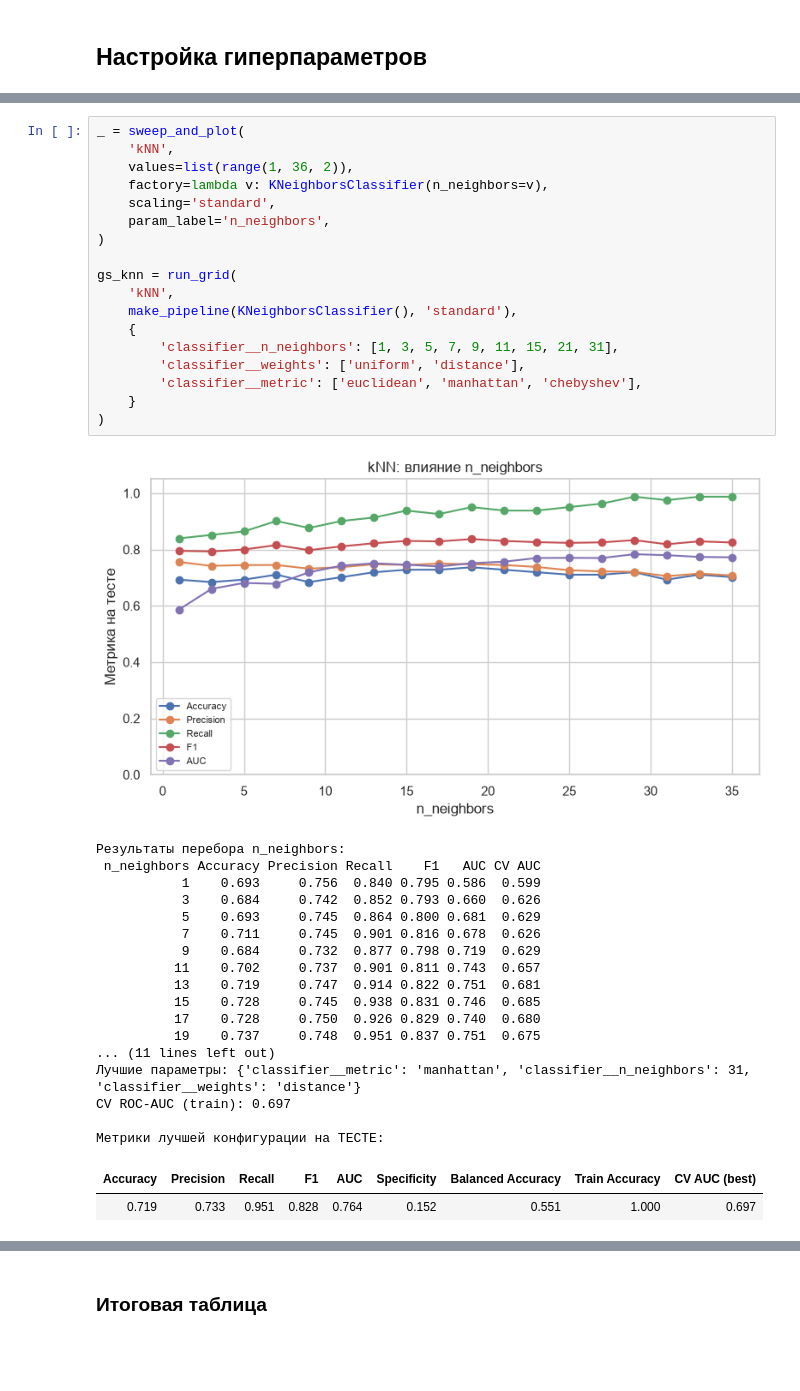
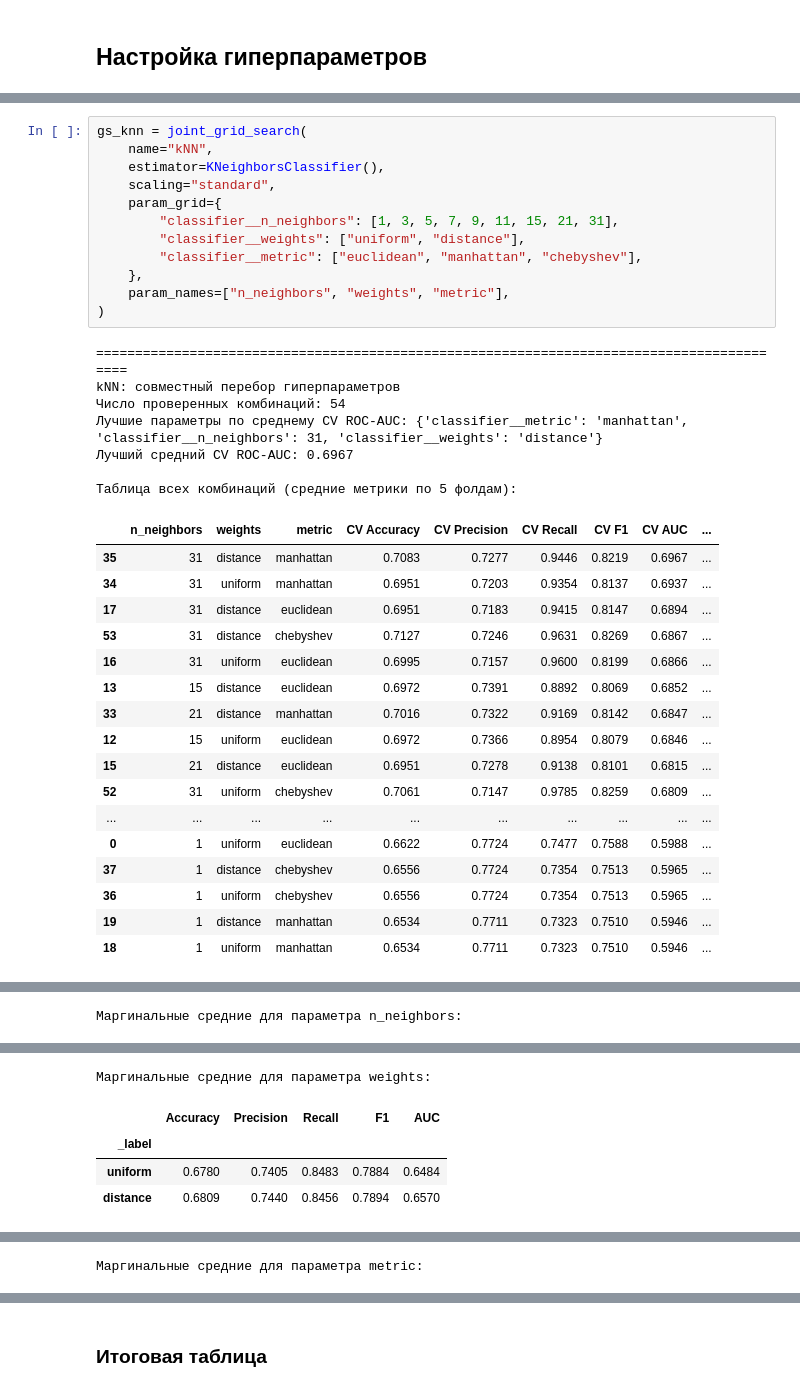
Before and after one commit to violllin/lab2_classification, a Jupyter notebook: lab2.ipynb, the cells around one changed output, grey strips where cells are left out. Saved outputs shown, nothing was run; the diff lists cells and outputs as text; blank space fills up the shorter version.

```diff
--- a/lab2.ipynb
+++ b/lab2.ipynb
@@ -957,39 +1052,37 @@ kNN без стандартизации бесполезен: щелочная
 # %%
-_ = sweep_and_plot(
-    'kNN',
-    values=list(range(1, 36, 2)),
-    factory=lambda v: KNeighborsClassifier(n_neighbors=v),
-    scaling='standard',
-    param_label='n_neighbors',
+gs_knn = joint_grid_search(
+    name="kNN",
+    estimator=KNeighborsClassifier(),
+    scaling="standard",
+    param_grid={
+        "classifier__n_neighbors": [1, 3, 5, 7, 9, 11, 15, 21, 31],
+        "classifier__weights": ["uniform", "distance"],
+        "classifier__metric": ["euclidean", "manhattan", "chebyshev"],
+    },
+    param_names=["n_neighbors", "weights", "metric"],
 )
-
-gs_knn = run_grid(
-    'kNN',
-    make_pipeline(KNeighborsClassifier(), 'standard'),
-    {
-        'classifier__n_neighbors': [1, 3, 5, 7, 9, 11, 15, 21, 31],
-        'classifier__weights': ['uniform', 'distance'],
-        'classifier__metric': ['euclidean', 'manhattan', 'chebyshev'],
-    }
-)
 # %% [output]
-[figure, old version]
-Результаты перебора n_neighbors:
- n_neighbors Accuracy Precision Recall    F1   AUC CV AUC
-           1    0.693     0.756  0.840 0.795 0.586  0.599
-           3    0.684     0.742  0.852 0.793 0.660  0.626
-           5    0.693     0.745  0.864 0.800 0.681  0.629
-           7    0.711     0.745  0.901 0.816 0.678  0.626
-           9    0.684     0.732  0.877 0.798 0.719  0.629
-          11    0.702     0.737  0.901 0.811 0.743  0.657
-          13    0.719     0.747  0.914 0.822 0.751  0.681
-          15    0.728     0.745  0.938 0.831 0.746  0.685
-          17    0.728     0.750  0.926 0.829 0.740  0.680
-          19    0.737     0.748  0.951 0.837 0.751  0.675
-... (11 lines left out)
-Лучшие параметры: {'classifier__metric': 'manhattan', 'classifier__n_neighbors': 31, 'classifier__weights': 'distance'}
-CV ROC-AUC (train): 0.697
+==========================================================================================
+kNN: совместный перебор гиперпараметров
+Число проверенных комбинаций: 54
+Лучшие параметры по среднему CV ROC-AUC: {'classifier__metric': 'manhattan', 'classifier__n_neighbors': 31, 'classifier__weights': 'distance'}
+Лучший средний CV ROC-AUC: 0.6967
 
-Метрики лучшей конфигурации на ТЕСТЕ:
+Таблица всех комбинаций (средние метрики по 5 фолдам):
-| Accuracy | Precision | Recall | F1 | AUC | Specificity | Balanced Accuracy | Train Accuracy | CV AUC (best) |
-| 0.719 | 0.733 | 0.951 | 0.828 | 0.764 | 0.152 | 0.551 | 1.000 | 0.697 |
+|  | n_neighbors | weights | metric | CV Accuracy | CV Precision | CV Recall | CV F1 | CV AUC | ... |
+| 35 | 31 | distance | manhattan | 0.7083 | 0.7277 | 0.9446 | 0.8219 | 0.6967 | ... |
+| 34 | 31 | uniform | manhattan | 0.6951 | 0.7203 | 0.9354 | 0.8137 | 0.6937 | ... |
+| 17 | 31 | distance | euclidean | 0.6951 | 0.7183 | 0.9415 | 0.8147 | 0.6894 | ... |
+| 53 | 31 | distance | chebyshev | 0.7127 | 0.7246 | 0.9631 | 0.8269 | 0.6867 | ... |
+| 16 | 31 | uniform | euclidean | 0.6995 | 0.7157 | 0.9600 | 0.8199 | 0.6866 | ... |
+| 13 | 15 | distance | euclidean | 0.6972 | 0.7391 | 0.8892 | 0.8069 | 0.6852 | ... |
+| 33 | 21 | distance | manhattan | 0.7016 | 0.7322 | 0.9169 | 0.8142 | 0.6847 | ... |
+| 12 | 15 | uniform | euclidean | 0.6972 | 0.7366 | 0.8954 | 0.8079 | 0.6846 | ... |
+| 15 | 21 | distance | euclidean | 0.6951 | 0.7278 | 0.9138 | 0.8101 | 0.6815 | ... |
+| 52 | 31 | uniform | chebyshev | 0.7061 | 0.7147 | 0.9785 | 0.8259 | 0.6809 | ... |
+| ... | ... | ... | ... | ... | ... | ... | ... | ... | ... |
+| 0 | 1 | uniform | euclidean | 0.6622 | 0.7724 | 0.7477 | 0.7588 | 0.5988 | ... |
+| 37 | 1 | distance | chebyshev | 0.6556 | 0.7724 | 0.7354 | 0.7513 | 0.5965 | ... |
+| 36 | 1 | uniform | chebyshev | 0.6556 | 0.7724 | 0.7354 | 0.7513 | 0.5965 | ... |
+| 19 | 1 | distance | manhattan | 0.6534 | 0.7711 | 0.7323 | 0.7510 | 0.5946 | ... |
+| 18 | 1 | uniform | manhattan | 0.6534 | 0.7711 | 0.7323 | 0.7510 | 0.5946 | ... |
@@ -995,0 +1090 @@ CV ROC-AUC (train): 0.697
+Маргинальные средние для параметра n_neighbors:
@@ -995,0 +1103,5 @@ CV ROC-AUC (train): 0.697
+Маргинальные средние для параметра weights:
+|  | Accuracy | Precision | Recall | F1 | AUC |
+| _label |  |  |  |  |  |
+| uniform | 0.6780 | 0.7405 | 0.8483 | 0.7884 | 0.6484 |
+| distance | 0.6809 | 0.7440 | 0.8456 | 0.7894 | 0.6570 |
@@ -995,0 +1109 @@ CV ROC-AUC (train): 0.697
+Маргинальные средние для параметра metric:
```
Also changed, not shown: parts of 22 cells of this notebook.
